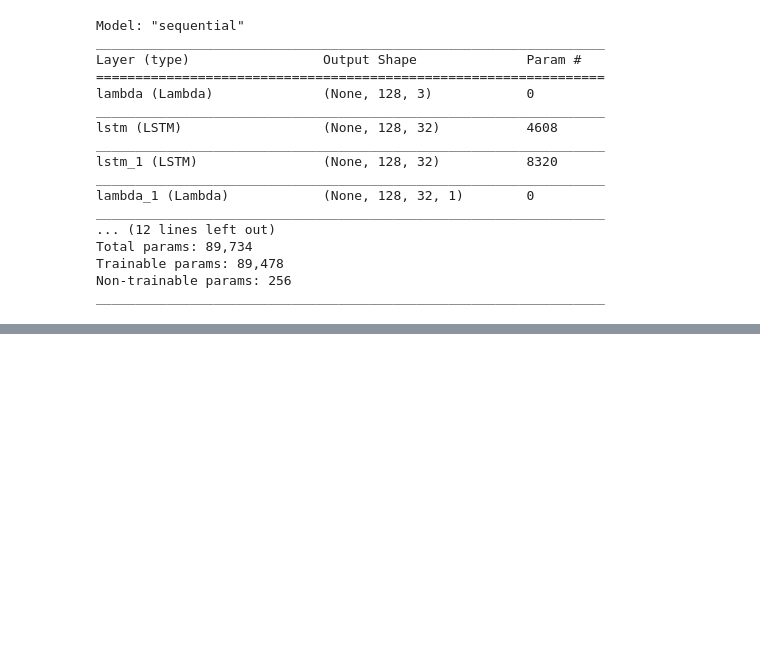
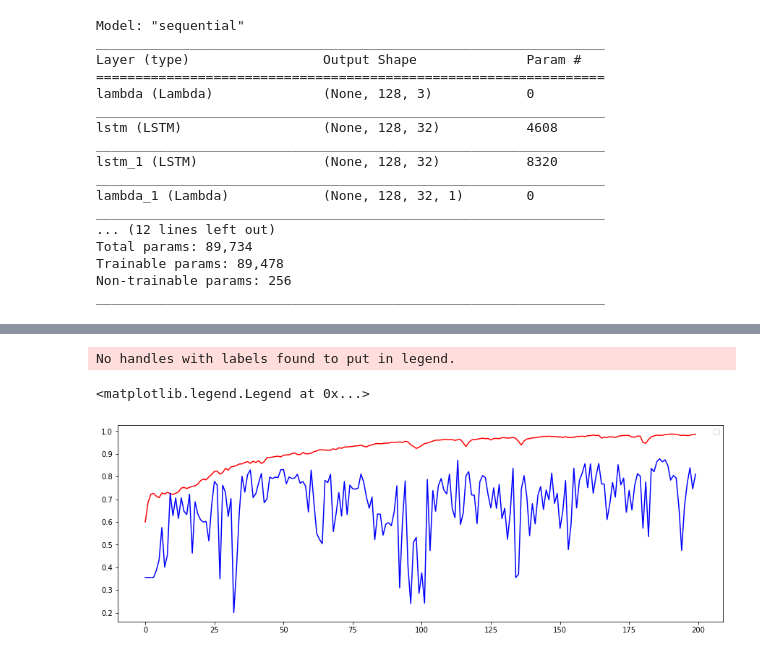
Before and after one commit to AkhilVinayakp/HAR_LSTM_CNN, a Jupyter notebook: lstm_cnn_model_HAR.ipynb, the cells around one changed output, grey strips where cells are left out. Saved outputs shown, nothing was run; the diff lists cells and outputs as text; code cells hidden in the pictures; blank space fills up the shorter version.

```diff
--- a/lstm_cnn_model_HAR.ipynb
+++ b/lstm_cnn_model_HAR.ipynb
@@ -195,3 +194,13 @@ ax.plot(history.history['loss'], color = 'b')
+# %%
+m_acc = history.history['accuracy']
+fig, ax = plt.subplots(figsize = (15,5))
+ax.plot(m_acc, color = 'r')
+ax.plot(history.history['val_accuracy'], color = 'b')
+# plt.legend()
+# %% [output]
+No handles with labels found to put in legend.
+<matplotlib.legend.Legend at 0x...>
+[figure, added]
 # %%
 eval = model.evaluate(test_f,test_l)
 # %% [output]
```
Also changed, not shown: parts of 11 cells of this notebook.
